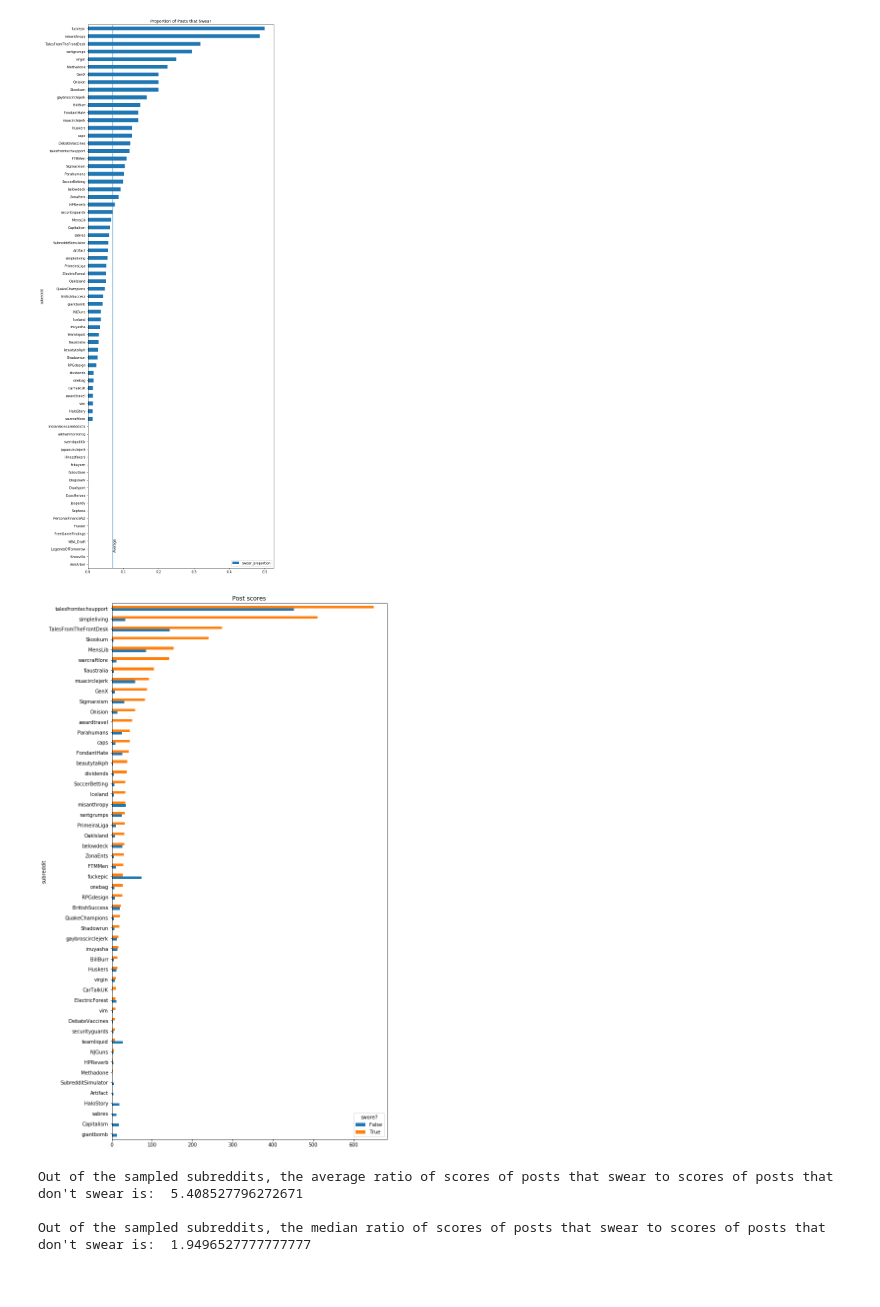
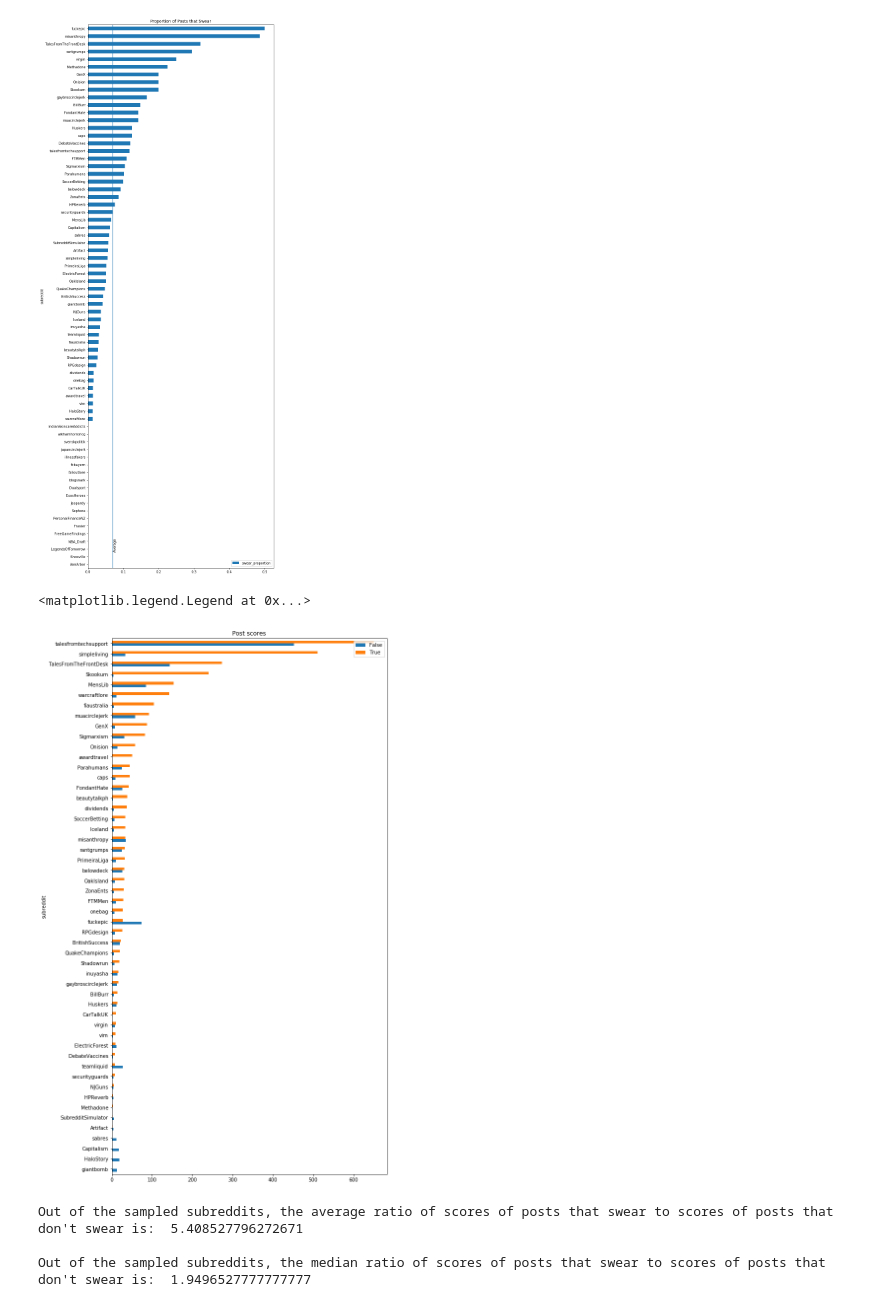
Before and after one commit to nathanchao/CSCD25-Project, a Jupyter notebook: Project.ipynb, the cells around one changed output. Cells and saved outputs as stored; diff of their text form; code cells hidden in the pictures.

```diff
--- a/Project.ipynb
+++ b/Project.ipynb
@@ -164,12 +167,16 @@ post_scores = post_scores.unstack()
 # drop subreddits that don't have both posts that swear and posts that don't swear
 post_scores = post_scores.dropna()
 # %%
+import matplotlib.pyplot as plt
+
 post_scores = post_scores.sort_values([('median score', True)], ascending=True)
 
 # plot results
 ax = post_scores.plot.barh(figsize=(10,20), y="median score", title="Post scores")
+plt.legend(loc='upper right')
 # %% [output]
+<matplotlib.legend.Legend at 0x...>
-[figure, old version]
+[figure, new version]
 # %%
 import numpy as np
 
```
Also changed, not shown: parts of 5 cells of this notebook.
